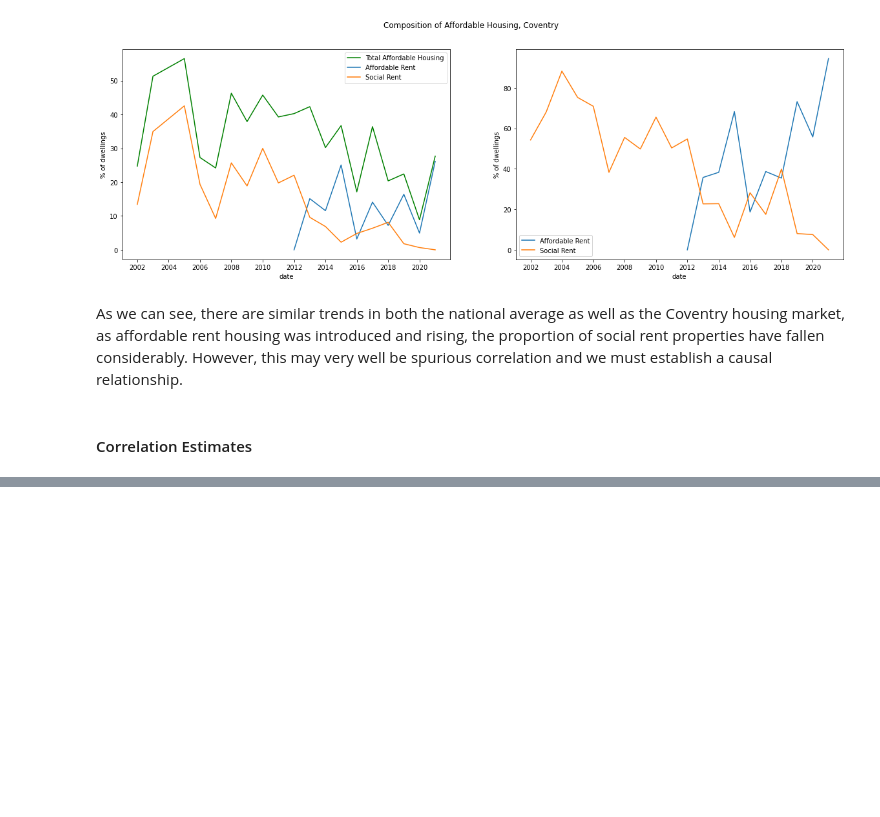
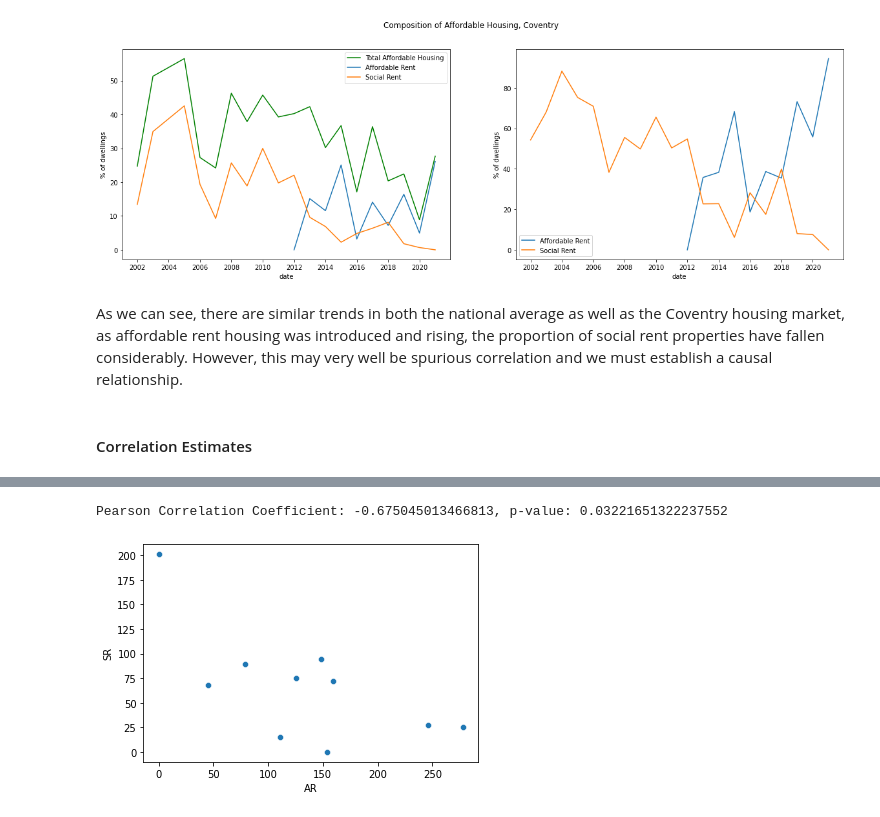
Before and after one commit to potato-bit/RA, a Jupyter notebook: cleaned datasets/analysis_h6.ipynb, the cells around one changed output, grey strips where cells are left out. Saved outputs shown, nothing was run; the diff lists cells and outputs as text; code cells hidden in the pictures; blank space fills up the shorter version.

```diff
--- a/cleaned datasets/analysis_h6.ipynb
+++ b/cleaned datasets/analysis_h6.ipynb
@@ -446,0 +495,7 @@ As we can see, there are similar trends in both the national average as well as
+# %%
+sns.scatterplot(x='AR',y='SR',data=dcov_t)
+corr, pval = pearsonr(dcov_t.loc[20:,'AR'],dcov_t.loc[20:,'SR'])
+print(f'Pearson Correlation Coefficient: {corr}, p-value: {pval}')
+# %% [output]
+Pearson Correlation Coefficient: -0.675045013466813, p-value: 0.03221651322237552
+[figure, added]
```
Also changed, not shown: parts of 10 cells of this notebook.
